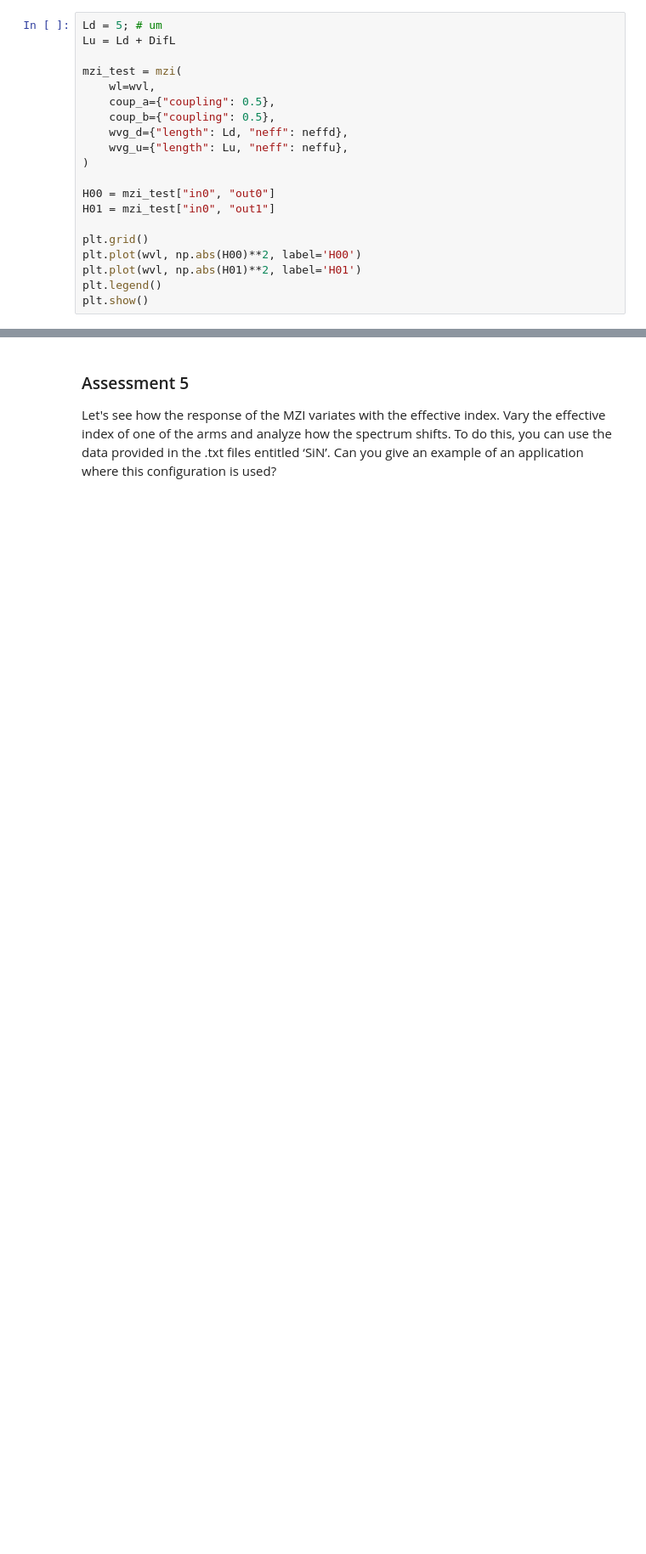
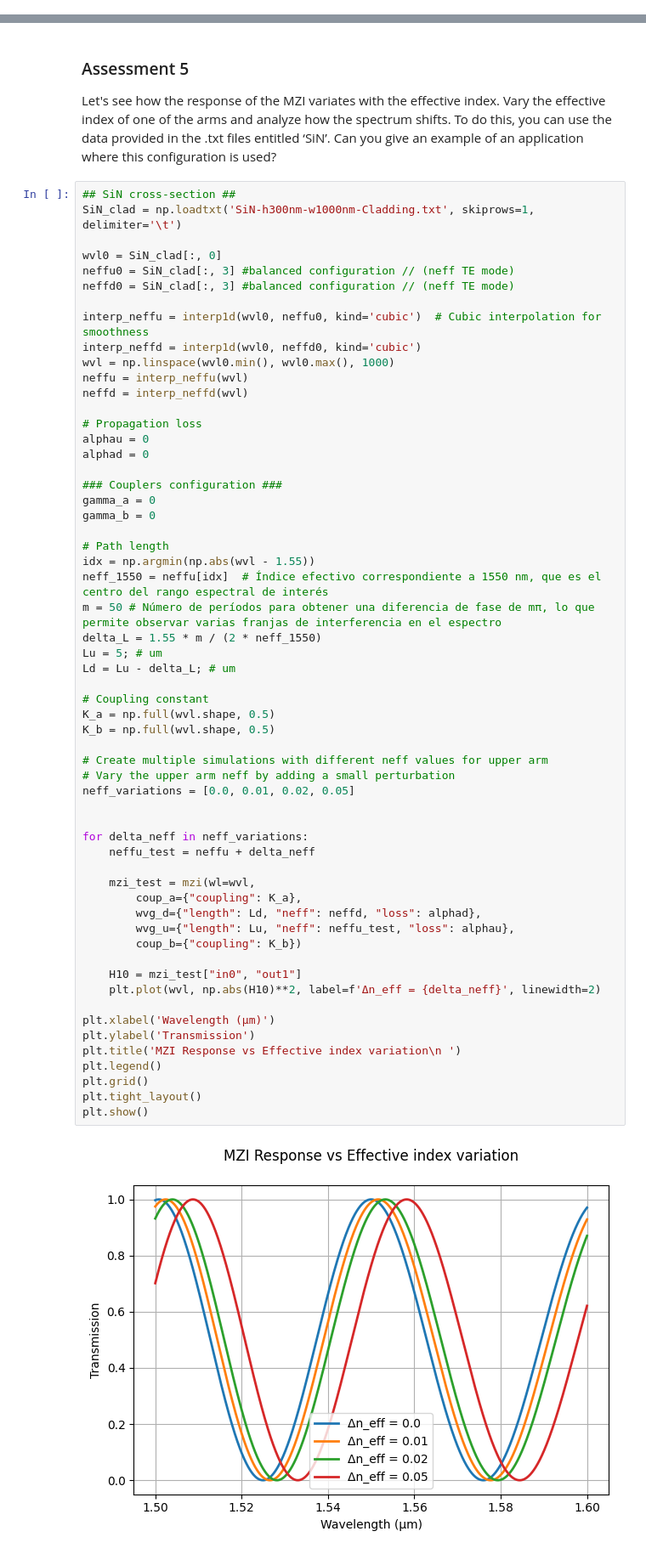
Before and after one commit to snacmuo/pic-upv-lab3, a Jupyter notebook: 30_INTERFEROMETERS_v2025_STUDENTS_UPDATE2.ipynb, the cells around one changed output, grey strips where cells are left out. Shown at 85% size. Cells and saved outputs as stored; diff of their text form; blank space fills up the shorter version.

```diff
--- a/30_INTERFEROMETERS_v2025_STUDENTS_UPDATE2.ipynb
+++ b/30_INTERFEROMETERS_v2025_STUDENTS_UPDATE2.ipynb
@@ -1260,20 +1251,0 @@ print("Diferencia de longitud (um):", DifL)
-# %%
-Ld = 5; # um
-Lu = Ld + DifL
-
-mzi_test = mzi(
-    wl=wvl,
-    coup_a={"coupling": 0.5},
-    coup_b={"coupling": 0.5},
-    wvg_d={"length": Ld, "neff": neffd},
-    wvg_u={"length": Lu, "neff": neffu},
-)
-
-H00 = mzi_test["in0", "out0"]
-H01 = mzi_test["in0", "out1"]
-
-plt.grid()
-plt.plot(wvl, np.abs(H00)**2, label='H00')
-plt.plot(wvl, np.abs(H01)**2, label='H01')
-plt.legend()
-plt.show()
@@ -1349,6 +1254,66 @@ plt.show()
 
 Let's see how the response of the MZI variates with the effective index. Vary the effective index of one of the arms and analyze how the spectrum shifts. To do this, you can use the data provided in the .txt files entitled ‘SiN’.
 Can you give an example of an application where this configuration is used?
+# %%
+## SiN cross-section ##
+SiN_clad = np.loadtxt('SiN-h300nm-w1000nm-Cladding.txt', skiprows=1, delimiter='\t')
+
+wvl0 = SiN_clad[:, 0]
+neffu0 = SiN_clad[:, 3] #balanced configuration // (neff TE mode)
+neffd0 = SiN_clad[:, 3] #balanced configuration // (neff TE mode)
+
+interp_neffu = interp1d(wvl0, neffu0, kind='cubic')  # Cubic interpolation for smoothness
+interp_neffd = interp1d(wvl0, neffd0, kind='cubic')
+wvl = np.linspace(wvl0.min(), wvl0.max(), 1000)
+neffu = interp_neffu(wvl)
+neffd = interp_neffd(wvl)
+
+# Propagation loss
+alphau = 0
+alphad = 0
+
+### Couplers configuration ###
+gamma_a = 0
+gamma_b = 0
+
+# Path length
+idx = np.argmin(np.abs(wvl - 1.55))
+neff_1550 = neffu[idx]  # Índice efectivo correspondiente a 1550 nm, que es el centro del rango espectral de interés
+m = 50 # Número de períodos para obtener una diferencia de fase de mπ, lo que permite observar varias franjas de interferencia en el espectro
+delta_L = 1.55 * m / (2 * neff_1550)
+Lu = 5; # um
+Ld = Lu - delta_L; # um
+
+# Coupling constant
+K_a = np.full(wvl.shape, 0.5)
+K_b = np.full(wvl.shape, 0.5)
+
+# Create multiple simulations with different neff values for upper arm
+# Vary the upper arm neff by adding a small perturbation
+neff_variations = [0.0, 0.01, 0.02, 0.05]
+
+
+for delta_neff in neff_variations:
+    neffu_test = neffu + delta_neff
+
+    mzi_test = mzi(wl=wvl,
+        coup_a={"coupling": K_a},
+        wvg_d={"length": Ld, "neff": neffd, "loss": alphad},
+        wvg_u={"length": Lu, "neff": neffu_test, "loss": alphau},
+        coup_b={"coupling": K_b})
+
+    H10 = mzi_test["in0", "out1"]
+    plt.plot(wvl, np.abs(H10)**2, label=f'Δn_eff = {delta_neff}', linewidth=2)
+
+plt.xlabel('Wavelength (μm)')
+plt.ylabel('Transmission')
+plt.title('MZI Response vs Effective index variation\n ')
+plt.legend()
+plt.grid()
+plt.tight_layout()
+plt.show()
+# %% [output]
+[figure, added]
 # %% [markdown]
 ### Assessment 6
 
```
Also changed, not shown: parts of 7 cells of this notebook, 1 other file.
